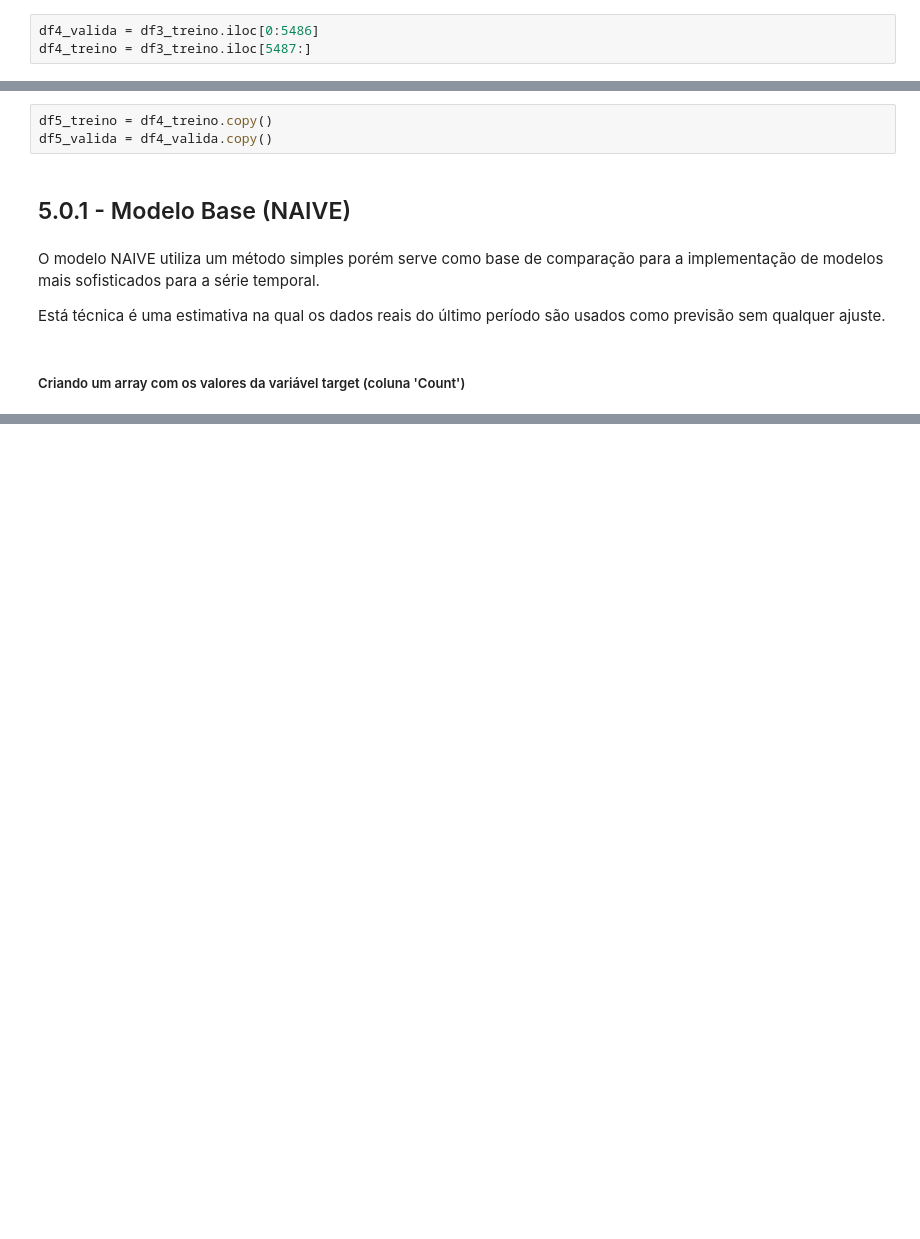
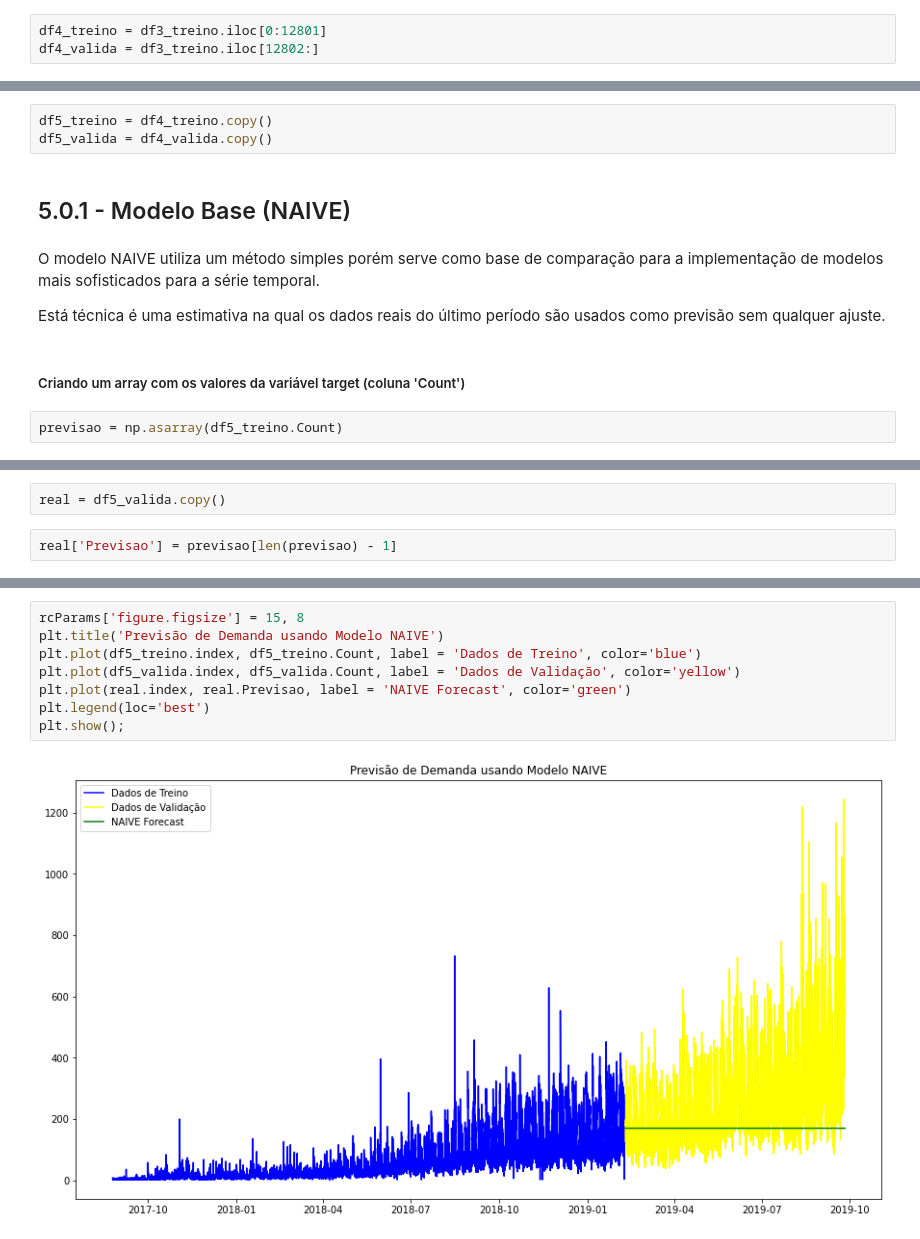
Before and after one commit to RicardoPaganini/HappyMoonVC, a Jupyter notebook: Happy-Moon-VC.ipynb, the cells around one changed output, grey strips where cells are left out. Saved outputs shown, nothing was run; the diff lists cells and outputs as text; blank space fills up the shorter version.

Commit message:
Finalizado modelo base NAIVE

```diff
--- a/Happy-Moon-VC.ipynb
+++ b/Happy-Moon-VC.ipynb
@@ -236,8 +236,8 @@ df4_treino.shape
 # %% [markdown]
 ##### Dividindo em ordem cronológica dados de treino (70%) e dados de validação (30%)
 # %%
-df4_valida = df3_treino.iloc[0:5486]
-df4_treino = df3_treino.iloc[5487:]
+df4_treino = df3_treino.iloc[0:12801]
+df4_valida = df3_treino.iloc[12802:]
 # %%
 df4_treino.shape , df4_valida.shape
 # %% [output]
@@ -255,3 +255,5 @@ O modelo NAIVE utiliza um método simples porém serve como base de comparação
 Está técnica é uma estimativa na qual os dados reais do último período são usados como previsão sem qualquer ajuste.
 # %% [markdown]
 ##### Criando um array com os valores da variável target (coluna 'Count')
+# %%
+previsao = np.asarray(df5_treino.Count)
@@ -257,0 +264,4 @@ Está técnica é uma estimativa na qual os dados reais do último período são
+# %%
+real = df5_valida.copy()
+# %%
+real['Previsao'] = previsao[len(previsao) - 1]
@@ -257,0 +288,10 @@ Está técnica é uma estimativa na qual os dados reais do último período são
+# %%
+rcParams['figure.figsize'] = 15, 8
+plt.title('Previsão de Demanda usando Modelo NAIVE')
+plt.plot(df5_treino.index, df5_treino.Count, label = 'Dados de Treino', color='blue')
+plt.plot(df5_valida.index, df5_valida.Count, label = 'Dados de Validação', color='yellow')
+plt.plot(real.index, real.Previsao, label = 'NAIVE Forecast', color='green')
+plt.legend(loc='best')
+plt.show();
+# %% [output]
+[figure, added]
```
Also changed, not shown: parts of 4 cells of this notebook.
